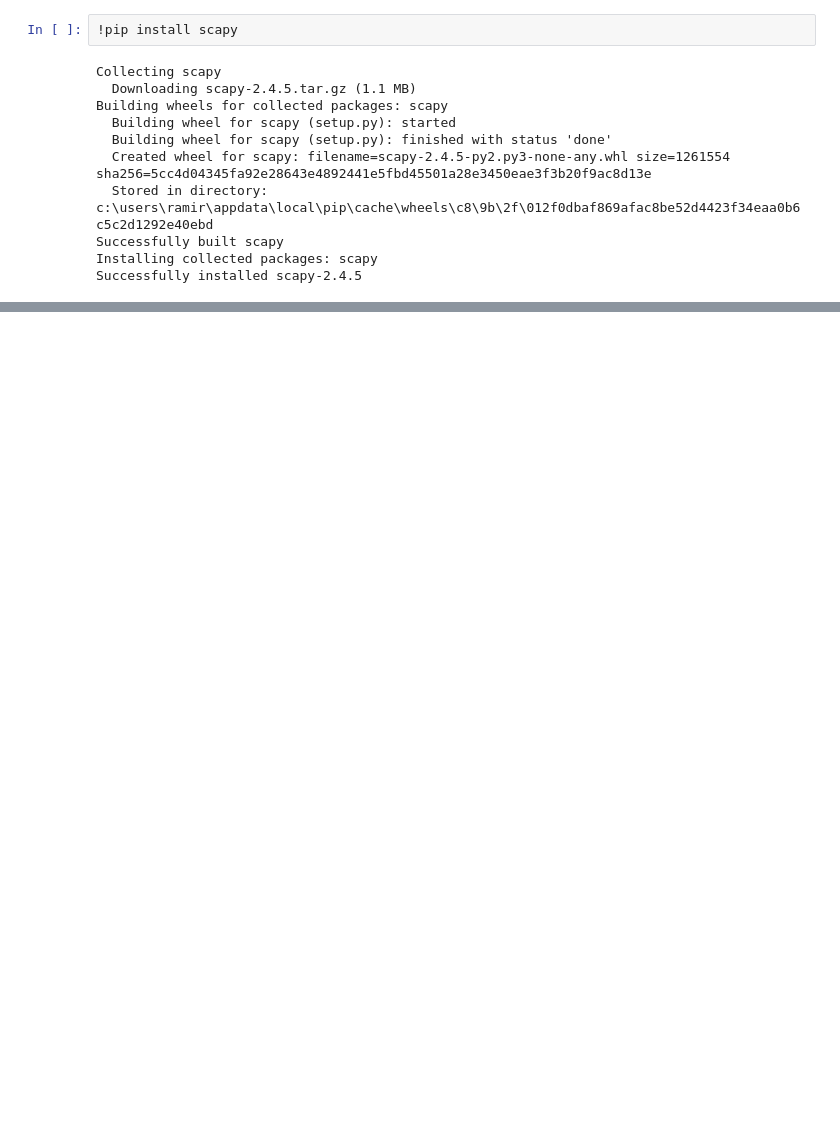
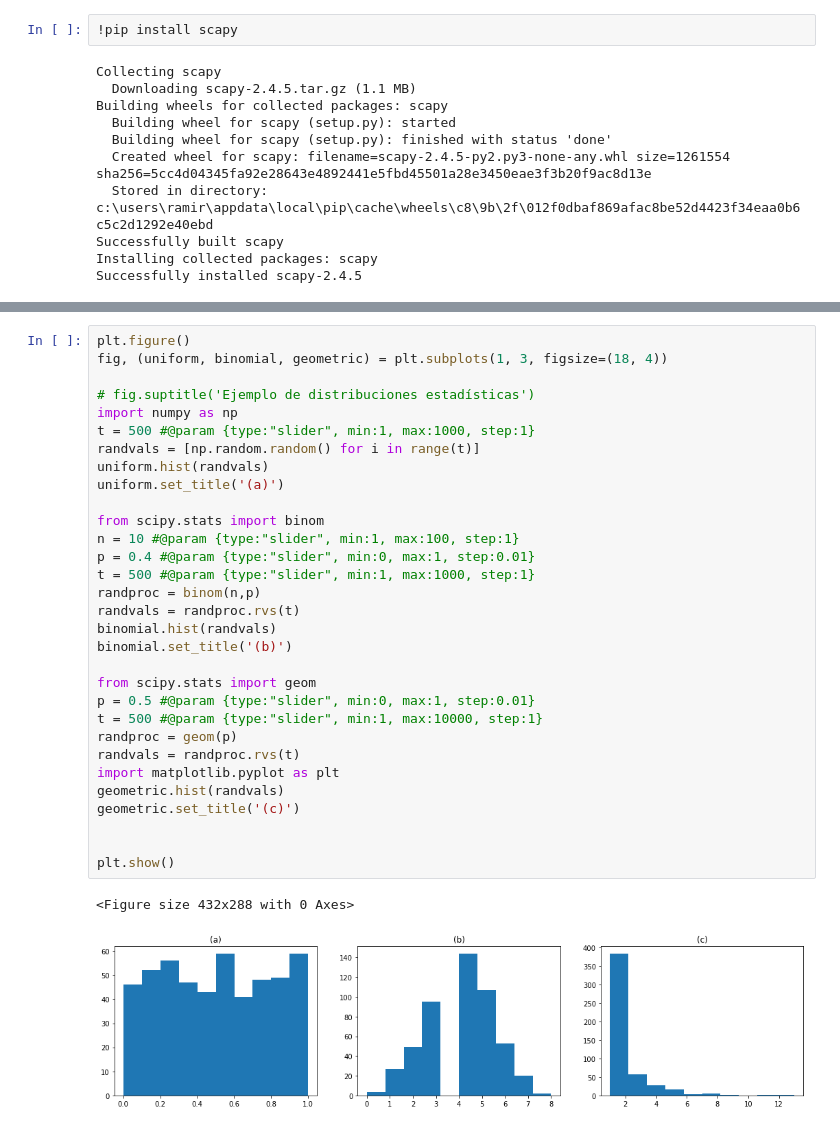
Before and after one commit to ramirofd/analisis_trafico_2022, a Jupyter notebook: ACT_1/actividad_1.ipynb, the cells around one changed output, grey strips where cells are left out. Drawn from its saved outputs; the diff is of its cells as text; blank space fills up the shorter version.

```diff
--- a/ACT_1/actividad_1.ipynb
+++ b/ACT_1/actividad_1.ipynb
@@ -43,0 +55,34 @@ plt.show()
+# %%
+plt.figure()
+fig, (uniform, binomial, geometric) = plt.subplots(1, 3, figsize=(18, 4))
+
+# fig.suptitle('Ejemplo de distribuciones estadísticas')
+import numpy as np
+t = 500 #@param {type:"slider", min:1, max:1000, step:1}
+randvals = [np.random.random() for i in range(t)]
+uniform.hist(randvals)
+uniform.set_title('(a)')
+
+from scipy.stats import binom
+n = 10 #@param {type:"slider", min:1, max:100, step:1}
+p = 0.4 #@param {type:"slider", min:0, max:1, step:0.01}
+t = 500 #@param {type:"slider", min:1, max:1000, step:1}
+randproc = binom(n,p)
+randvals = randproc.rvs(t)
+binomial.hist(randvals)
+binomial.set_title('(b)')
+
+from scipy.stats import geom
+p = 0.5 #@param {type:"slider", min:0, max:1, step:0.01}
+t = 500 #@param {type:"slider", min:1, max:10000, step:1}
+randproc = geom(p)
+randvals = randproc.rvs(t)
+import matplotlib.pyplot as plt
+geometric.hist(randvals)
+geometric.set_title('(c)')
+
+
+plt.show()
+# %% [output]
+<Figure size 432x288 with 0 Axes>
+[figure, added]
```
Also changed, not shown: parts of 5 cells of this notebook, 5 other files.
